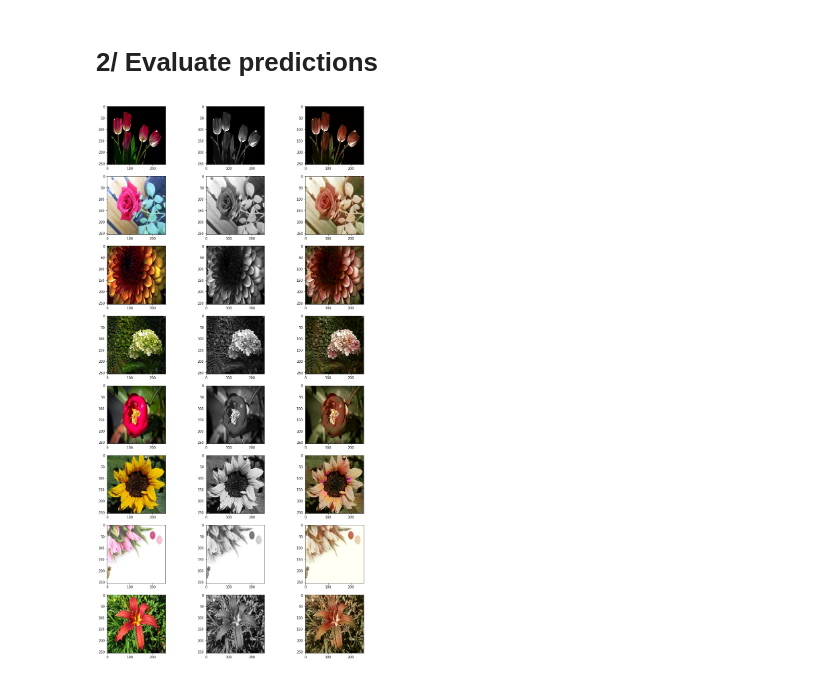
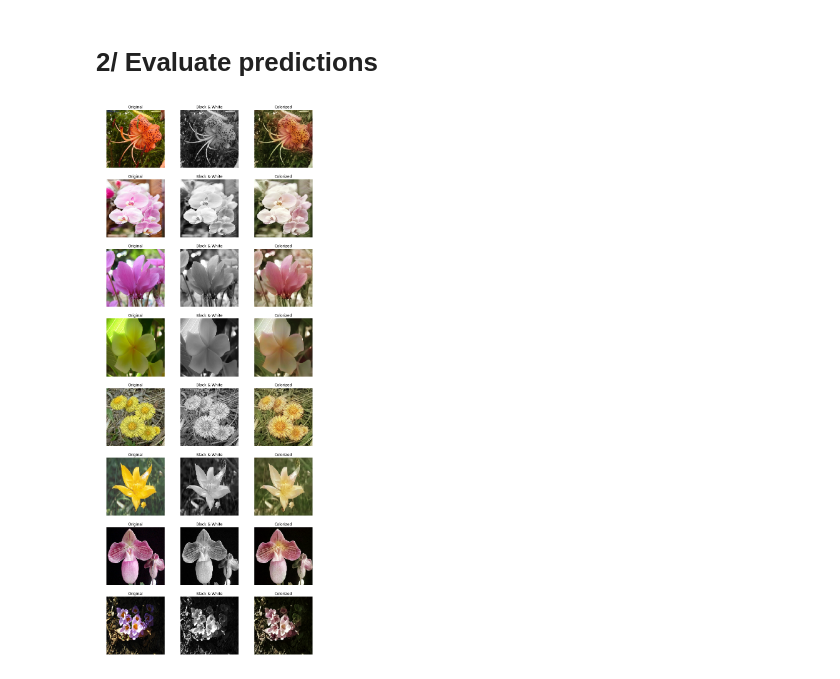
Before and after one commit to borisdayma/colorizer, a Jupyter notebook: data_explorer.ipynb, the cells around one changed output. Cells and saved outputs as stored; diff of their text form; code cells hidden in the pictures.

```diff
--- a/data_explorer.ipynb
+++ b/data_explorer.ipynb
@@ -12,11 +12,11 @@ Using TensorFlow backend.
 # %% [markdown]
 # 1/ Explore data
 # %%
-val_dir = 'data/processed/valid'
-val_data = glob.glob(val_dir + "/*")
+val_dir = 'data/validation'
+val_data = glob.glob(val_dir + "/**/*.jpg")
 
-train_dir = 'data/processed/train'
-train_data = glob.glob(train_dir + "/*")
+train_dir = 'data/train'
+train_data = glob.glob(train_dir + "/**/*.jpg")
 
 print("Train data: {}\nValidation data: {}".format(len(train_data), len(val_data)))
 # %% [output]
@@ -24,0 +25,15 @@ Validation data: 1126
+# %%
+# Load an image
+sample = random.choice(train_data)
+img_BGR = cv2.imread(sample)
+img_BGR = cv2.resize(img_BGR, (256, 256))
+img_YCrCb = cv2.cvtColor(img_BGR, cv2.COLOR_BGR2YCrCb)
+
+# Show statistics
+print("Image YCrCb format - min: {}, max: {}, mean: {}".format(img_YCrCb.min(), img_YCrCb.max(), img_YCrCb.mean()))
+
+# Augmented operations - display original and flipped versions
+img_YCrCb_flip = cv2.flip(img_YCrCb, 1)
+plt.figure(figsize = (10, 10))
+plt.subplot(121).imshow(cv2.cvtColor(img_YCrCb, cv2.COLOR_YCrCb2RGB))
+plt.subplot(122).imshow(cv2.cvtColor(img_YCrCb_flip, cv2.COLOR_YCrCb2RGB))
@@ -35,7 +95,7 @@ for i in range(lines):
 # 2/ Evaluate predictions
 # %%
 # Load model
-model_path = "model/saved/model_3layers.hdf5"
+model_path = "model/0uiwhl8e.073.h5"
 width, height = 256, 256
 model = keras.models.load_model(model_path)
 # %%
@@ -44,6 +104,6 @@ test_data = val_data #TODO use black & white pictures
 # %%
 lines, columns = 8, 3
-_, axs = plt.subplots(lines, columns, figsize=(15, 30))
+_, axs = plt.subplots(lines, columns, figsize=(columns * 4, lines * 4))
 
 for i in range(lines):
 
@@ -52,31 +112,37 @@ for i in range(lines):
     # Read and resize image
     img_BGR = cv2.imread(img_path)
     img_BGR = cv2.resize(img_BGR, (width, height))
     img_original = cv2.cvtColor(img_BGR, cv2.COLOR_BGR2RGB)
 
     # Convert to gray
     img_gray = cv2.cvtColor(img_BGR, cv2.COLOR_BGR2GRAY)
     img_input = img_gray
     img_gray = img_gray.reshape((1,width,height))
 
     # Preprocess image
     img_gray = img_gray / 127.5 - 1
 
     # Predict CrCb channels
     img_CrCb = model.predict(img_gray)[0]
 
     # Reconstitute image
     img_gray = img_gray[0]
     img_YCrCb = np.dstack((img_gray, img_CrCb))
     img_YCrCb = (img_YCrCb + 1) * 127.5
     img_YCrCb = img_YCrCb.astype(np.uint8)
 
     # Convert to RGB
     img_output = cv2.cvtColor(img_YCrCb, cv2.COLOR_YCrCb2RGB)
 
     # Display images
     axs[i, 0].imshow(img_original)
+    axs[i, 0].axis('off')
+    axs[i, 0].set_title('Original')
     axs[i, 1].imshow(img_gray, cmap='gray')
+    axs[i, 1].axis('off')
+    axs[i, 1].set_title('Black & White')
     axs[i, 2].imshow(img_output)
+    axs[i, 2].axis('off')
+    axs[i, 2].set_title('Colorized')
 # %% [output]
-[figure, old version]
+[figure, new version]
```
Also changed, not shown: parts of 6 cells of this notebook.
